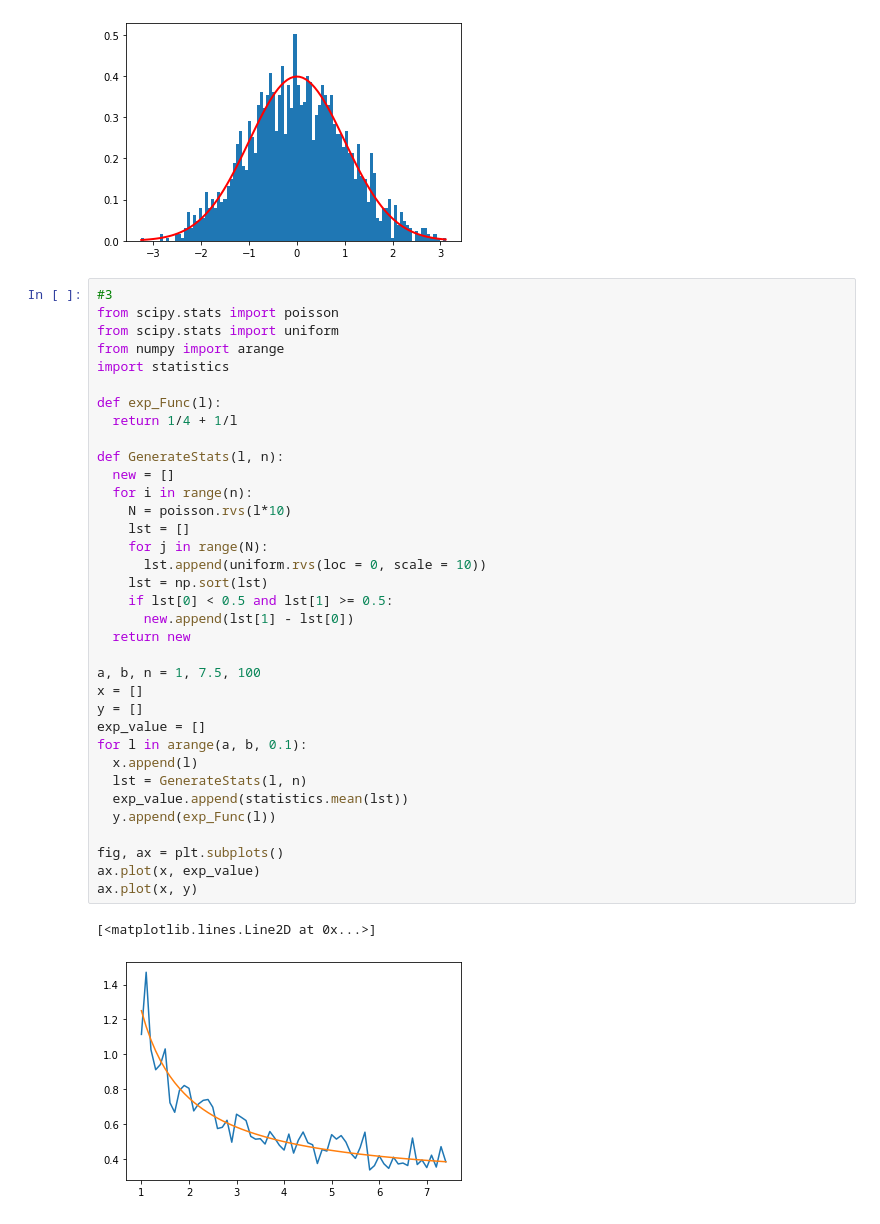
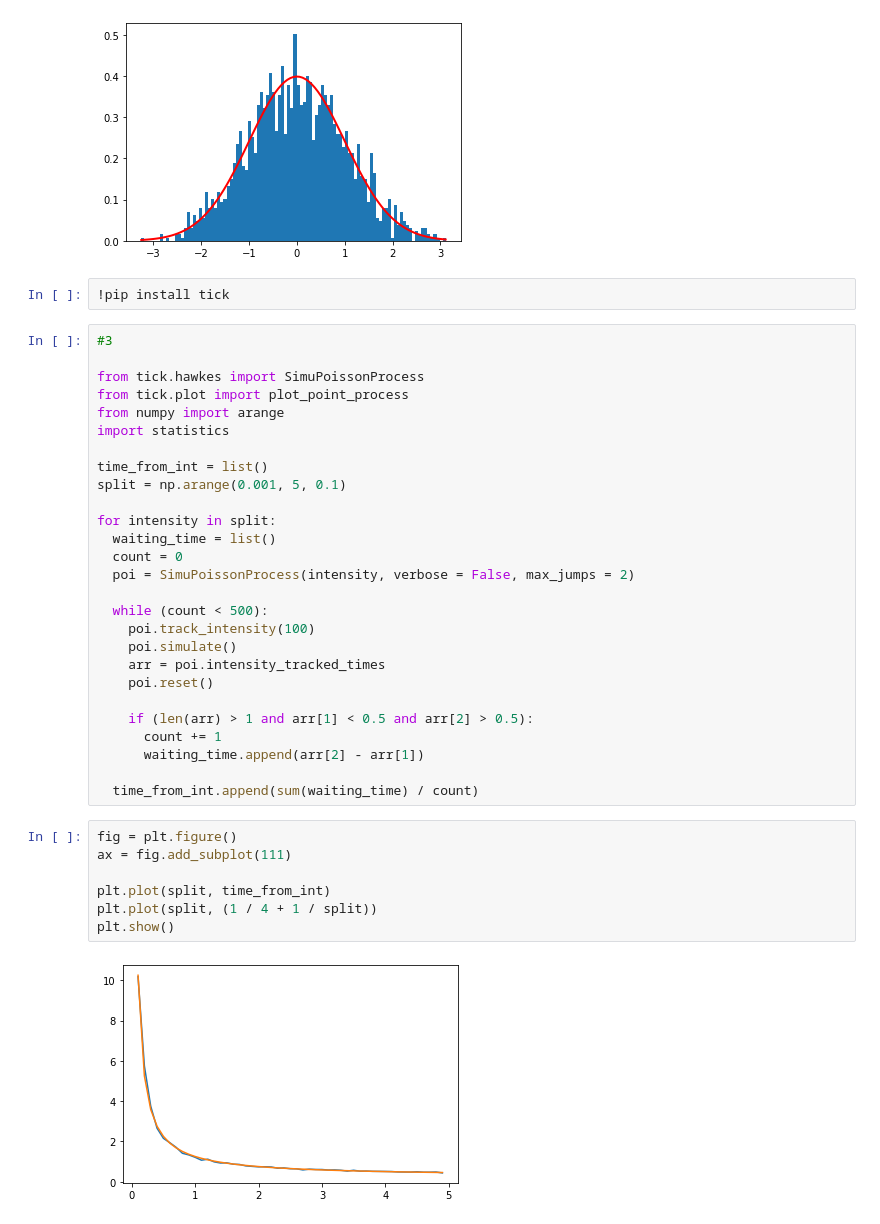
Before and after one commit to EmelyanovAndreyNSK/PythonProjects, a Jupyter notebook: MstatLab1.ipynb, the cells around one changed output. Saved outputs shown, nothing was run; the diff lists cells and outputs as text.

```diff
--- a/MstatLab1.ipynb
+++ b/MstatLab1.ipynb
@@ -73,41 +73,41 @@ plt.show()
 # %% [output]
 Среднее отклонение:  0.01265029167264178
 [figure]
-# %%
-#3
-from scipy.stats import poisson
-from scipy.stats import uniform
-from numpy import arange
-import statistics
-
-def exp_Func(l):
-  return 1/4 + 1/l
-
-def GenerateStats(l, n):
-  new = []
-  for i in range(n):
-    N = poisson.rvs(l*10)
-    lst = []
-    for j in range(N):
-      lst.append(uniform.rvs(loc = 0, scale = 10))
-    lst = np.sort(lst)
-    if lst[0] < 0.5 and lst[1] >= 0.5:
-      new.append(lst[1] - lst[0])
-  return new
-
-a, b, n = 1, 7.5, 100
-x = []
-y = []
-exp_value = []
-for l in arange(a, b, 0.1):
-  x.append(l)
-  lst = GenerateStats(l, n)
-  exp_value.append(statistics.mean(lst))
-  y.append(exp_Func(l))
-
-fig, ax = plt.subplots()
-ax.plot(x, exp_value)
-ax.plot(x, y)
-# %% [output]
-[<matplotlib.lines.Line2D at 0x...>]
-[figure, removed]
+# %%
+!pip install tick
+# %%
+#3
+
+from tick.hawkes import SimuPoissonProcess
+from tick.plot import plot_point_process
+from numpy import arange
+import statistics
+
+time_from_int = list()
+split = np.arange(0.001, 5, 0.1)
+
+for intensity in split:
+  waiting_time = list()
+  count = 0
+  poi = SimuPoissonProcess(intensity, verbose = False, max_jumps = 2)
+
+  while (count < 500):
+    poi.track_intensity(100)
+    poi.simulate()
+    arr = poi.intensity_tracked_times
+    poi.reset()
+
+    if (len(arr) > 1 and arr[1] < 0.5 and arr[2] > 0.5):
+      count += 1
+      waiting_time.append(arr[2] - arr[1])
+
+  time_from_int.append(sum(waiting_time) / count)
+# %%
+fig = plt.figure()
+ax = fig.add_subplot(111)
+
+plt.plot(split, time_from_int)
+plt.plot(split, (1 / 4 + 1 / split))
+plt.show()
+# %% [output]
+[figure, added]
```
